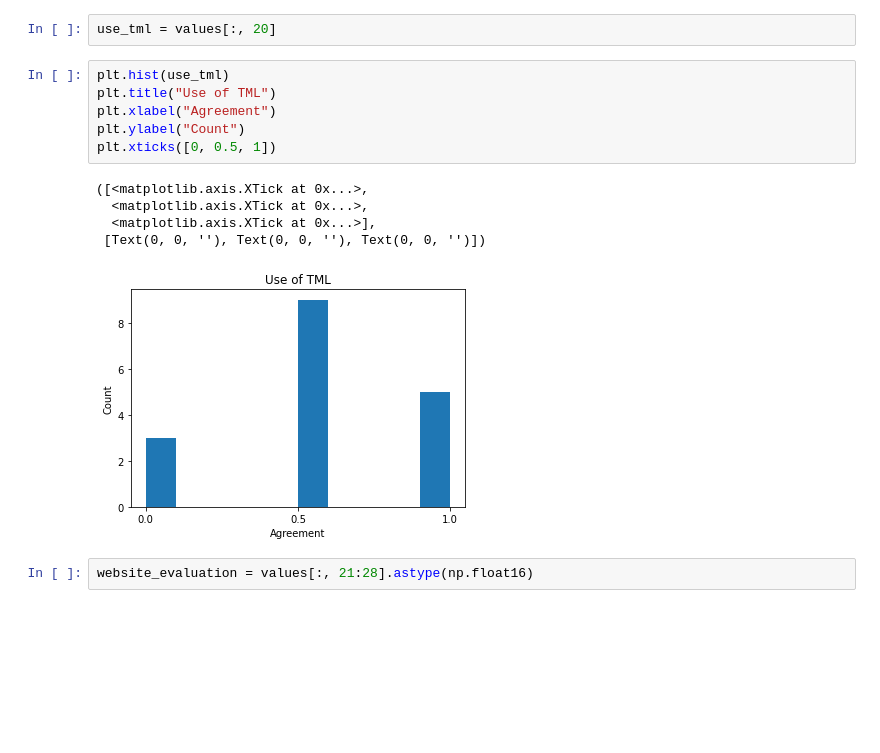
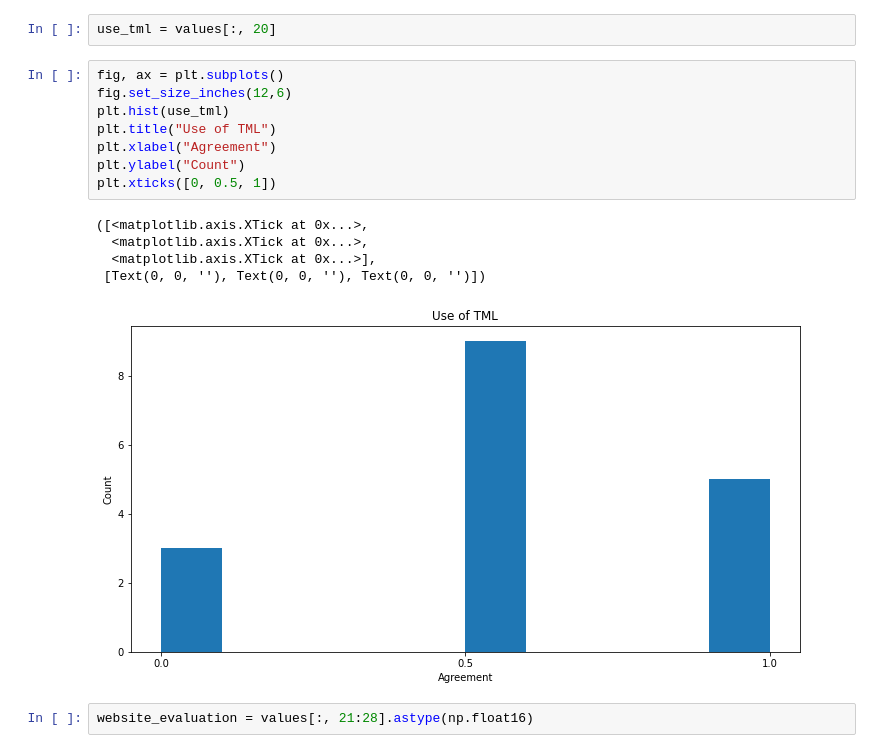
Before and after one commit to pete-g00/Turing-Machine-Language, a Jupyter notebook: evaluation/Analysis.ipynb, the cells around one changed output. Drawn from its saved outputs; the diff is of its cells as text; blank space fills up the shorter version.

```diff
--- a/evaluation/Analysis.ipynb
+++ b/evaluation/Analysis.ipynb
@@ -41,17 +44,19 @@ plt.ylim(bottom=-1)
 # %%
 use_tml = values[:, 20]
 # %%
+fig, ax = plt.subplots()
+fig.set_size_inches(12,6)
 plt.hist(use_tml)
 plt.title("Use of TML")
 plt.xlabel("Agreement")
 plt.ylabel("Count")
 plt.xticks([0, 0.5, 1])
 # %% [output]
 ([<matplotlib.axis.XTick at 0x...>,
   <matplotlib.axis.XTick at 0x...>,
   <matplotlib.axis.XTick at 0x...>],
  [Text(0, 0, ''), Text(0, 0, ''), Text(0, 0, '')])
-[figure, old version]
+[figure, new version]
 # %%
 website_evaluation = values[:, 21:28].astype(np.float16)
 # %%
```
Also changed, not shown: parts of 4 cells of this notebook, 21 other files.
